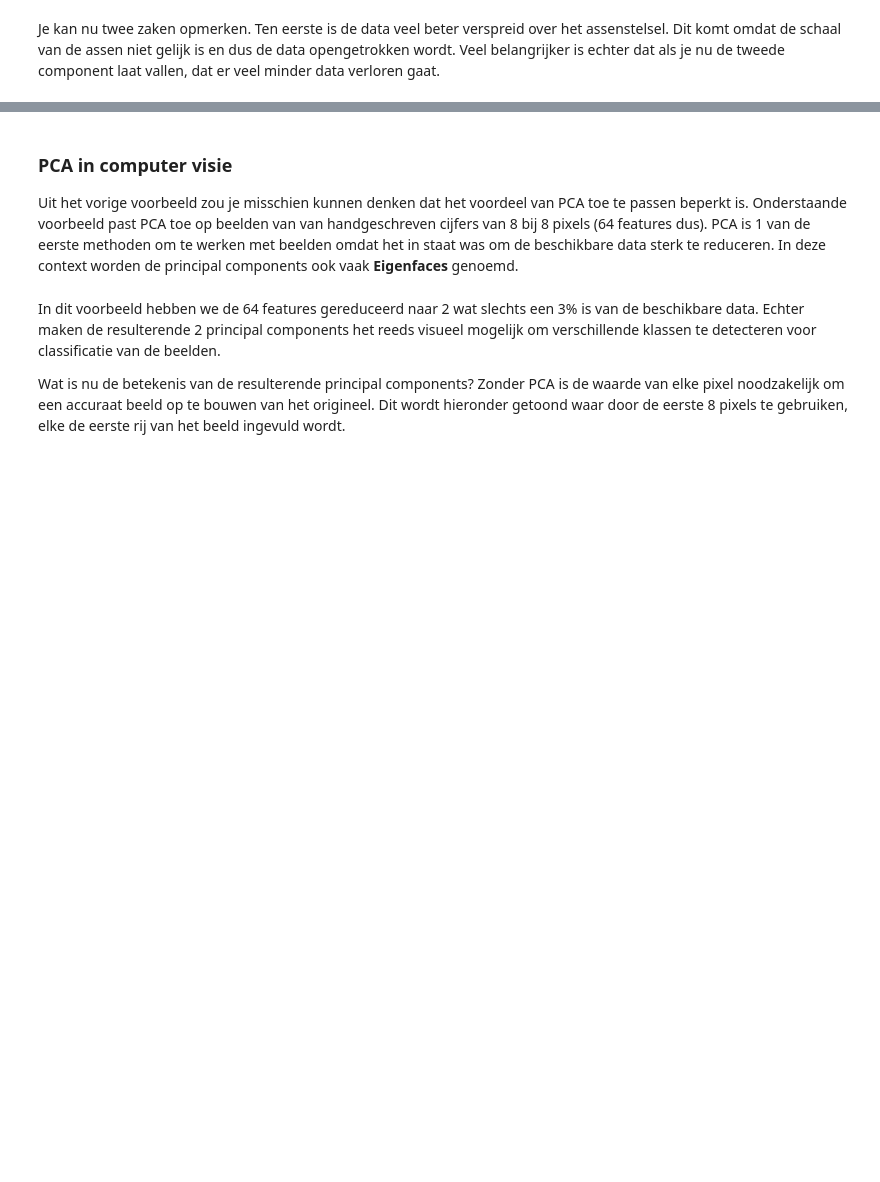
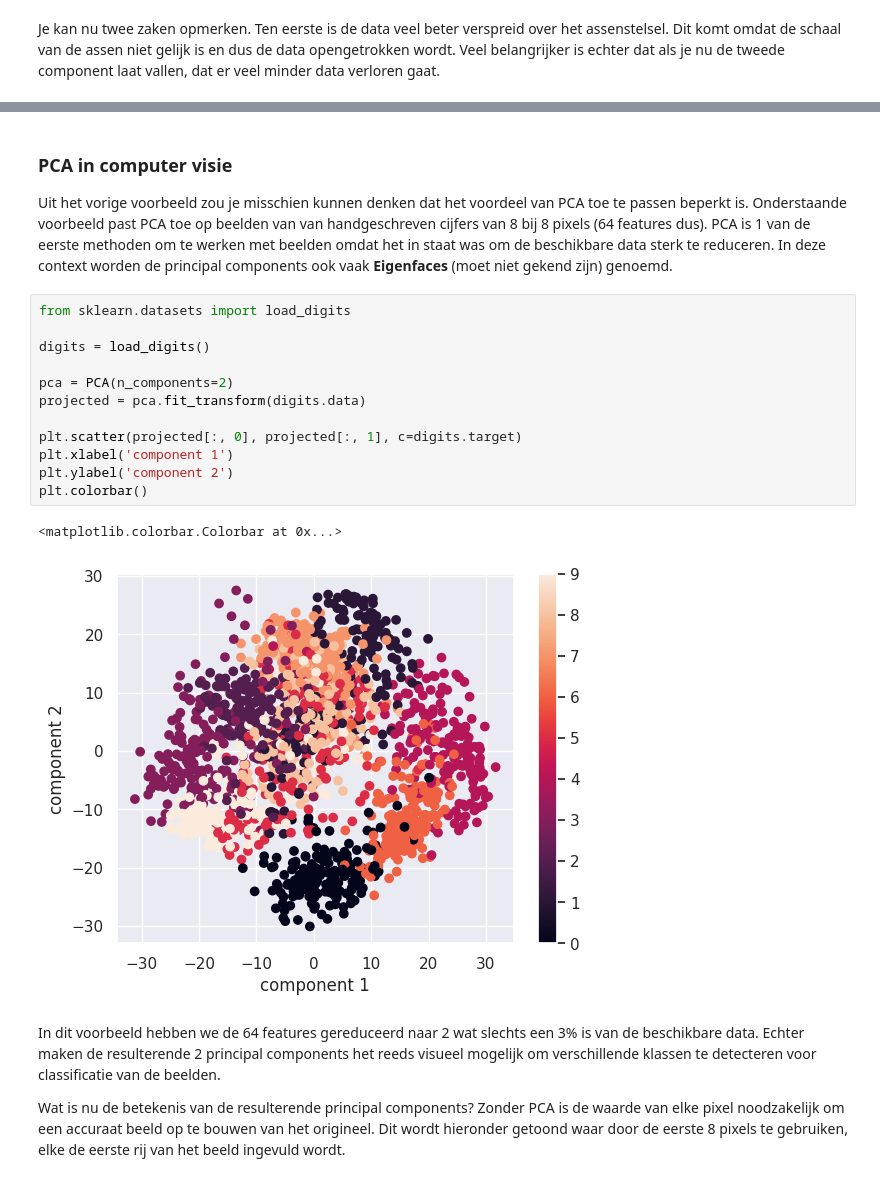
Before and after one commit to OdiseeDataScience2526/Leerstof-groep456, a Jupyter notebook: Les_09/03_DimensionalityReduction.ipynb, the cells around one changed output, grey strips where cells are left out. Drawn from its saved outputs; the diff is of its cells as text; blank space fills up the shorter version.

```diff
--- a/Les_09/03_DimensionalityReduction.ipynb
+++ b/Les_09/03_DimensionalityReduction.ipynb
@@ -122,7 +147,22 @@ plt.axis('equal');
 Uit het vorige voorbeeld zou je misschien kunnen denken dat het voordeel van PCA toe te passen beperkt is.
 Onderstaande voorbeeld past PCA toe op beelden van van handgeschreven cijfers van 8 bij 8 pixels (64 features dus).
 PCA is 1 van de eerste methoden om te werken met beelden omdat het in staat was om de beschikbare data sterk te reduceren.
-In deze context worden de principal components ook vaak **Eigenfaces** genoemd.
+In deze context worden de principal components ook vaak **Eigenfaces** (moet niet gekend zijn) genoemd.
+# %%
+from sklearn.datasets import load_digits
+
+digits = load_digits()
+
+pca = PCA(n_components=2)
+projected = pca.fit_transform(digits.data)
+
+plt.scatter(projected[:, 0], projected[:, 1], c=digits.target)
+plt.xlabel('component 1')
+plt.ylabel('component 2')
+plt.colorbar()
+# %% [output]
+<matplotlib.colorbar.Colorbar at 0x...>
+[figure, added]
 # %% [markdown]
 In dit voorbeeld hebben we de 64 features gereduceerd naar 2 wat slechts een 3% is van de beschikbare data.
 Echter maken de resulterende 2 principal components het reeds visueel mogelijk om verschillende klassen te detecteren voor classificatie van de beelden.
```
Also changed, not shown: parts of 12 cells of this notebook.
